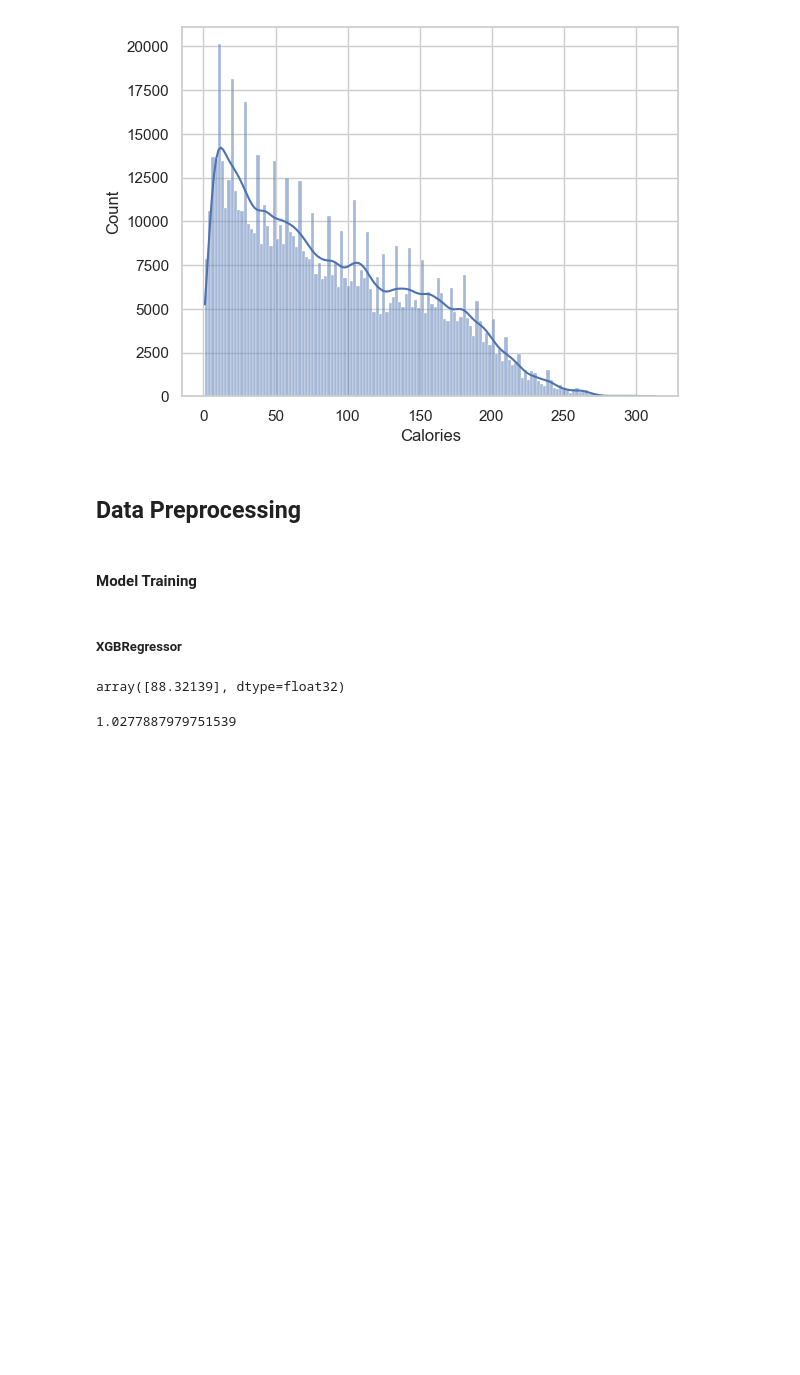
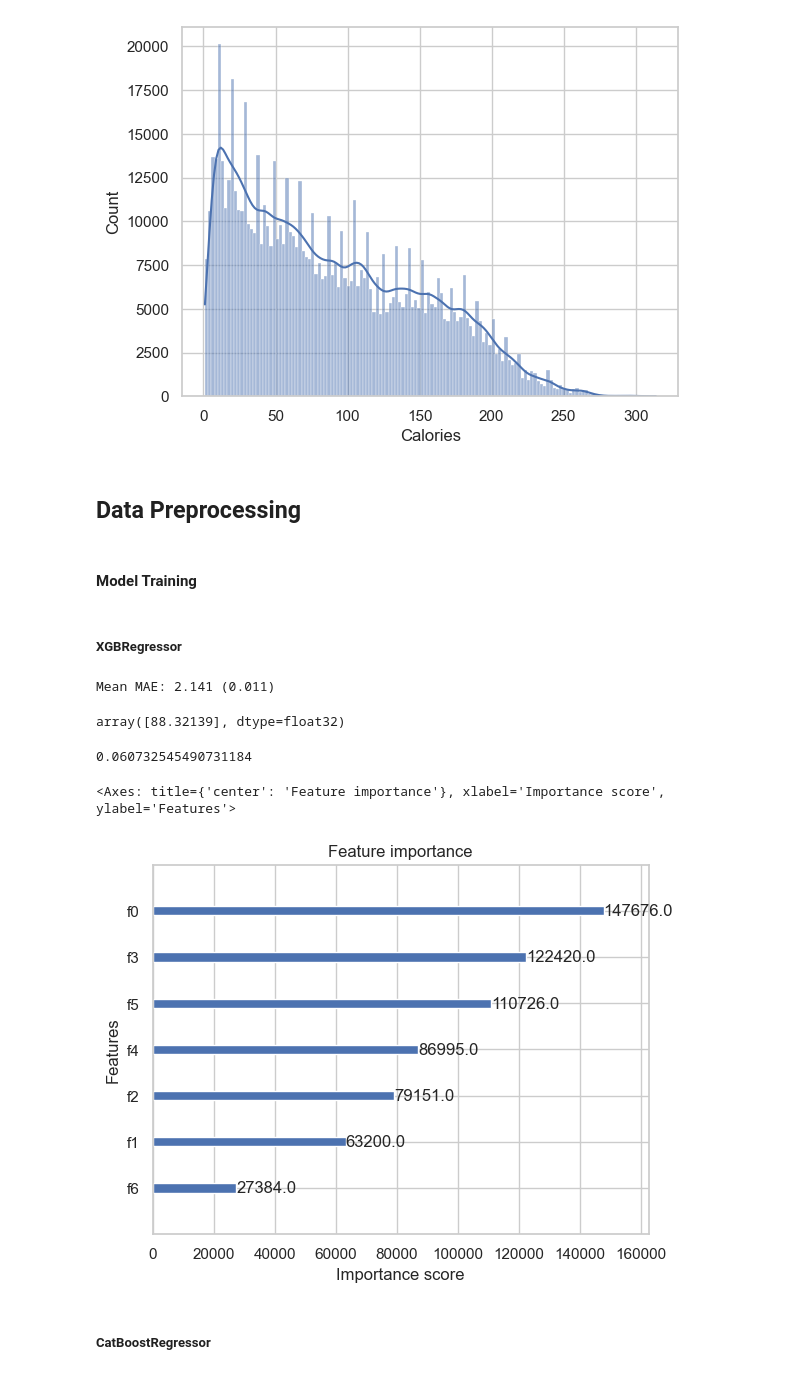
Before and after one commit to fgalulu/ml_playground_challenges, a Jupyter notebook: calories_expenditure/code/notebook.ipynb, the cells around one changed output. Drawn from its saved outputs; the diff is of its cells as text; code cells hidden in the pictures; blank space fills up the shorter version.

```diff
--- a/calories_expenditure/code/notebook.ipynb
+++ b/calories_expenditure/code/notebook.ipynb
@@ -216,10 +219,10 @@ x_train, x_test, y_train, y_test = train_test_split(X_encoded, Y, test_size=0.3,
 ##### XGBRegressor
 # %%
 #Define the model Multivariate Linear Regression
-xgb = XGBRegressor(device="cuda",
-    max_depth=5,
-    n_estimators=2000,
-    learning_rate=0.05,
+xgb = _xgb.XGBRegressor(device="cuda",
+    max_depth=10,
+    n_estimators=1000,
+    learning_rate=0.015,
     random_state=42)
 
 # Train the model
@@ -232,6 +235,8 @@ scores = cross_val_score(xgb, x_train, y_train, scoring='neg_mean_absolute_error
 
 scores = absolute(scores)
 print('Mean MAE: %.3f (%.3f)' % (scores.mean(), scores.std()) )
+# %% [output]
+Mean MAE: 2.141 (0.011)
 # %%
 #y-intercept of the model
 model.intercept_
@@ -242,4 +247,11 @@ preds = model.predict(x_test)
 # %%
 root_mean_squared_log_error(y_test, preds)
 # %% [output]
-1.0277887979751539
+0.060732545490731184
+# %%
+_xgb.plot_importance(model)
+# %% [output]
+<Axes: title={'center': 'Feature importance'}, xlabel='Importance score', ylabel='Features'>
+[figure, added]
+# %% [markdown]
+##### CatBoostRegressor
```
Also changed, not shown: parts of 15 cells of this notebook, 1 other file.
